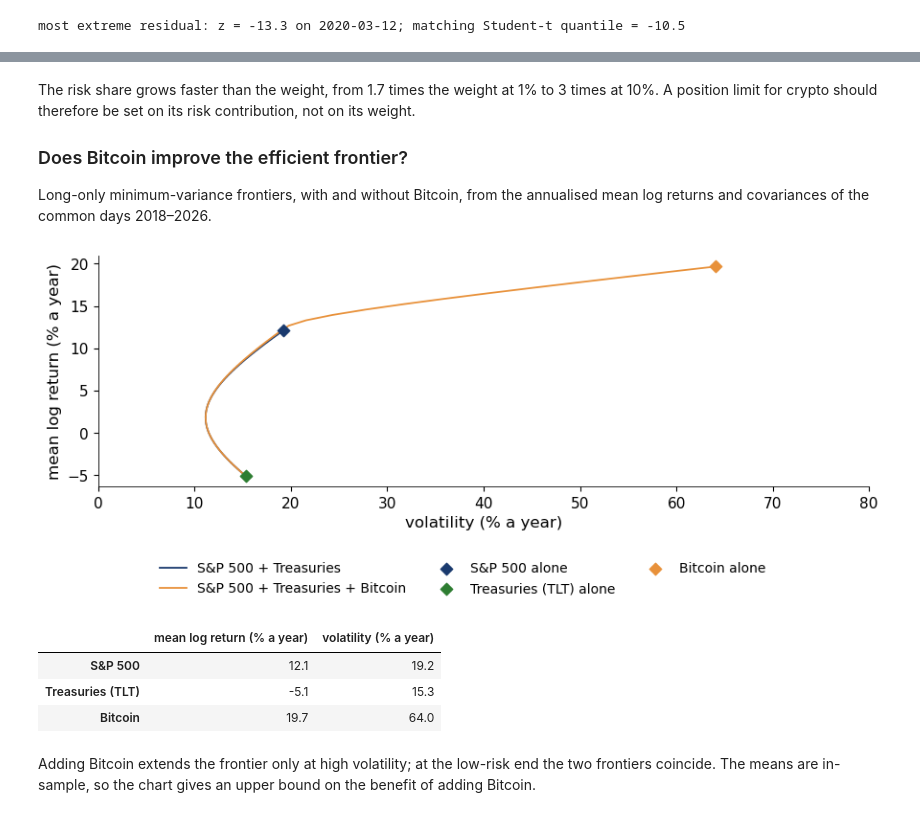
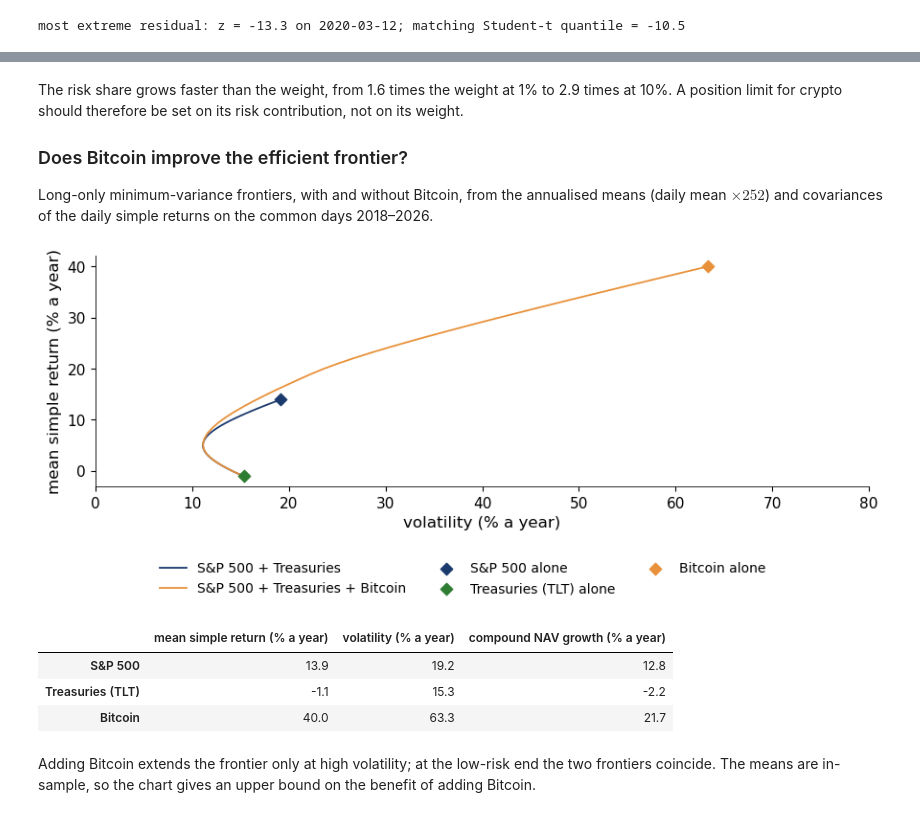
Before and after one commit to danpele/Blockchain-Applications, a Jupyter notebook: notebooks/lecture3_notebook.ipynb, the cells around one changed output, grey strips where cells are left out. Saved outputs shown, nothing was run; the diff lists cells and outputs as text; code cells hidden in the pictures.

```diff
--- a/notebooks/lecture3_notebook.ipynb
+++ b/notebooks/lecture3_notebook.ipynb
@@ -683,7 +798,7 @@ The table reports, per year and in %: the return over the window; the GARCH-t fo
 T0, T1 = pd.Timestamp(END), pd.Timestamp('2026-10-23')
 oos_rows, paths, onestep, pits, qlike_d = {}, {}, {}, {}, {}
 for k, (sym, A, col) in ASSETS.items():
-    r_all = (100 * np.log(daily(sym, T1)).diff()).dropna().loc['2018-01-01':]
+    r_all = (100 * np.log(closes(sym, T1)).diff()).dropna().loc['2018-01-01':]
     ins, oos = r_all.loc[:T0], r_all.loc[T0 + pd.Timedelta(days=1):]
     prm = fits[k].params; nu_k = prm['nu']; sc_k = np.sqrt((nu_k - 2) / nu_k)
     H = len(oos)
@@ -783,7 +898,9 @@ print(f'P(X = 0) for a correct VaR 1%: 0.99^35 = {(1 - p1) ** n_w:.3f}')
 print(f'LR_uc for zero hits = -2 x 35 ln 0.99 = {LR0:.2f}, p-value = {stats.chi2.sf(LR0, 1):.2f}')
 print(f'P(X = 0) when the true hit rate is 2%: 0.98^35 = {0.98 ** n_w:.3f}')
 for n_ in range(100, 3000):
-    c = stats.binom.ppf(0.95, n_, p1) + 1                  # reject "hit rate = 1%" if X >= c
+    c = stats.binom.ppf(0.95, n_, p1) + 1                  # smallest c with P(X >= c | 1%) <= 0.05: reject if X >= c
+    while stats.binom.sf(c - 2, n_, p1) <= 0.05:
+        c -= 1
     if stats.binom.sf(c - 1, n_, 0.02) >= 0.8:
         print(f'days needed to detect a 2% hit rate with power 0.8: {n_} (reject if hits >= {int(c)})')
         break
@@ -886,13 +1005,13 @@ The number of hits in the last 250 days for each method in the backtest, with th
 # %%
 fig, ax = plt.subplots(figsize=(10, 3.8))
 ax.axhspan(0, 4.5, color=GREEN, alpha=0.12, label='green zone (0-4)')
-ax.axhspan(4.5, 9.5, color='#F1C40F', alpha=0.18, label='yellow zone (5-9)')
+ax.axhspan(4.5, 9.5, color='#F1C40F', alpha=0.18, label='amber zone (5-9)')
 ax.axhspan(9.5, 16, color=RED, alpha=0.10, label='red zone (10+)')
 zones = {}
 for m_, col in [('Normal 250', RED), ('EWMA', ETH), ('HS 500', BLUE), ('GARCH-t', BTC)]:
     roll = (test < -pred[m_]).astype(int).rolling(250).sum().dropna()
     ax.plot(roll.index, roll, color=col, lw=1.2, label=m_)
-    zones[m_] = {'share of days in yellow or red zone (%)': 100 * (roll >= 5).mean(),
+    zones[m_] = {'share of days in amber or red zone (%)': 100 * (roll >= 5).mean(),
                  'share of days in red zone (%)': 100 * (roll >= 10).mean()}
 ax.set_ylim(0, 16); ax.set_ylabel('violations in the last 250 days')
 legend_below(fig, ncol=4); fig.tight_layout(rect=(0, 0.16, 1, 1))
@@ -925,10 +1048,19 @@ We use the S&P 500, long US Treasuries (the exchange-traded fund TLT, iShares 20
 
 95% S&P 500 and 5% Bitcoin, with the annualised volatilities and the correlation of the sample (rounded as in the lecture).
 # %%
-px = pd.concat({'S&P 500': daily('GSPC.INDX', END), 'Treasuries (TLT)': daily('TLT.US', END),
+def adjusted(sym, end):
+    # adjusted close (distributions reinvested) from data/market/<sym>.csv
+    p = pd.read_csv(data_file('market', f'{sym}.csv'), parse_dates=['date']).set_index('date')['adjusted_close']
+    return p[p > 0].loc[:end]
+
+
+px = pd.concat({'S&P 500': daily('GSPC.INDX', END), 'Treasuries (TLT)': adjusted('TLT.US', END),
                 'Bitcoin': daily('BTC-USD.CC', END)}, axis=1).dropna()
-X = (100 * np.log(px).diff()).dropna().loc['2018-01-01':]
+X = (100 * px.pct_change()).dropna().loc['2018-01-01':]          # daily simple returns, %
 print(f'common days: {len(X)}, {X.index[0].date()} - {X.index[-1].date()}')
+nav = (1 + X / 100).cumprod()                                     # net asset value of 1 USD invested on 2 Jan 2018
+yrs = (X.index[-1] - X.index[0]).days / 365.25
+print('compound growth of the net asset value (% a year):', (100 * (nav.iloc[-1] ** (1 / yrs) - 1)).round(1).to_dict())
 
 s1 = round(X['S&P 500'].std() * np.sqrt(252), 1); s2_ = round(X['Bitcoin'].std() * np.sqrt(252), 1)
 rho = round(X['S&P 500'].corr(X['Bitcoin']), 2)
@@ -1007,44 +1140,44 @@ Bitcoin share of volatility / Bitcoin weight: {1.0: 1.66, 2.5: 1.99, 5.0: 2.45,
 # %% [markdown]
-The risk share grows faster than the weight, from 1.7 times the weight at 1% to 3 times at 10%.
+The risk share grows faster than the weight, from 1.6 times the weight at 1% to 2.9 times at 10%.
 A position limit for crypto should therefore be set on its risk contribution, not on its weight.
 
 ### Does Bitcoin improve the efficient frontier?
 
-Long-only minimum-variance frontiers, with and without Bitcoin, from the annualised mean log returns and covariances of the common days 2018–2026.
+Long-only minimum-variance frontiers, with and without Bitcoin, from the annualised means (daily mean $\times 252$) and covariances of the daily simple returns on the common days 2018–2026.
 # %%
 from scipy.optimize import minimize
 mu_a = X.mean().values * 252 / 100; S_a = X.cov().values * 252 / 1e4
 
 
 def frontier(ix):
     # long-only minimum variance for 40 target means between the lowest and highest asset mean
     mus = np.linspace(mu_a[ix].min(), mu_a[ix].max(), 40); vols = []
     for target in mus:
         n_ = len(ix)
         cons = [{'type': 'eq', 'fun': lambda w: w.sum() - 1}, {'type': 'eq', 'fun': lambda w, t=target: w @ mu_a[ix] - t}]
         r_ = minimize(lambda w: w @ S_a[np.ix_(ix, ix)] @ w, np.ones(n_) / n_, constraints=cons,
                       bounds=[(0, 1)] * n_, method='SLSQP')
         vols.append(np.sqrt(r_.fun) if r_.success else np.nan)
     return np.array(vols), mus
 
 
 v2, m2 = frontier([0, 1]); v3, m3 = frontier([0, 1, 2])
 fig, ax = plt.subplots(figsize=(9, 3.8))
 ax.plot(100 * v2, 100 * m2, color=BLUE, label='S&P 500 + Treasuries')
 ax.plot(100 * v3, 100 * m3, color=BTC, label='S&P 500 + Treasuries + Bitcoin')
 for i_, (nm, col) in enumerate([('S&P 500', BLUE), ('Treasuries (TLT)', GREEN), ('Bitcoin', BTC)]):
     ax.scatter(100 * np.sqrt(S_a[i_, i_]), 100 * mu_a[i_], color=col, s=40, zorder=5, marker='D', label=f'{nm} alone')
-ax.set_xlabel('volatility (% a year)'); ax.set_ylabel('mean log return (% a year)'); ax.set_xlim(0, 80)
+ax.set_xlabel('volatility (% a year)'); ax.set_ylabel('mean simple return (% a year)'); ax.set_xlim(0, 80)
 legend_below(fig, ncol=3); fig.tight_layout(rect=(0, 0.16, 1, 1))
 save_fig(fig, 'ba_l3_frontier')
-pd.DataFrame({'mean log return (% a year)': 100 * mu_a, 'volatility (% a year)': 100 * np.sqrt(np.diag(S_a))},
-             index=X.columns).round(1)
+pd.DataFrame({'mean simple return (% a year)': 100 * mu_a, 'volatility (% a year)': 100 * np.sqrt(np.diag(S_a)),
+              'compound NAV growth (% a year)': 100 * (nav.iloc[-1] ** (1 / yrs) - 1)}, index=X.columns).round(1)
 # %% [output]
-[figure, old version]
+[figure, new version]
-|  | mean log return (% a year) | volatility (% a year) |
-| S&P 500 | 12.1 | 19.2 |
-| Treasuries (TLT) | -5.1 | 15.3 |
-| Bitcoin | 19.7 | 64.0 |
+|  | mean simple return (% a year) | volatility (% a year) | compound NAV growth (% a year) |
+| S&P 500 | 13.9 | 19.2 | 12.8 |
+| Treasuries (TLT) | -1.1 | 15.3 | -2.2 |
+| Bitcoin | 40.0 | 63.3 | 21.7 |
 # %% [markdown]
 Adding Bitcoin extends the frontier only at high volatility; at the low-risk end the two frontiers coincide.
 The means are in-sample, so the chart gives an upper bound on the benefit of adding Bitcoin.
```
Also changed, not shown: parts of 49 cells of this notebook, 14 other files.
